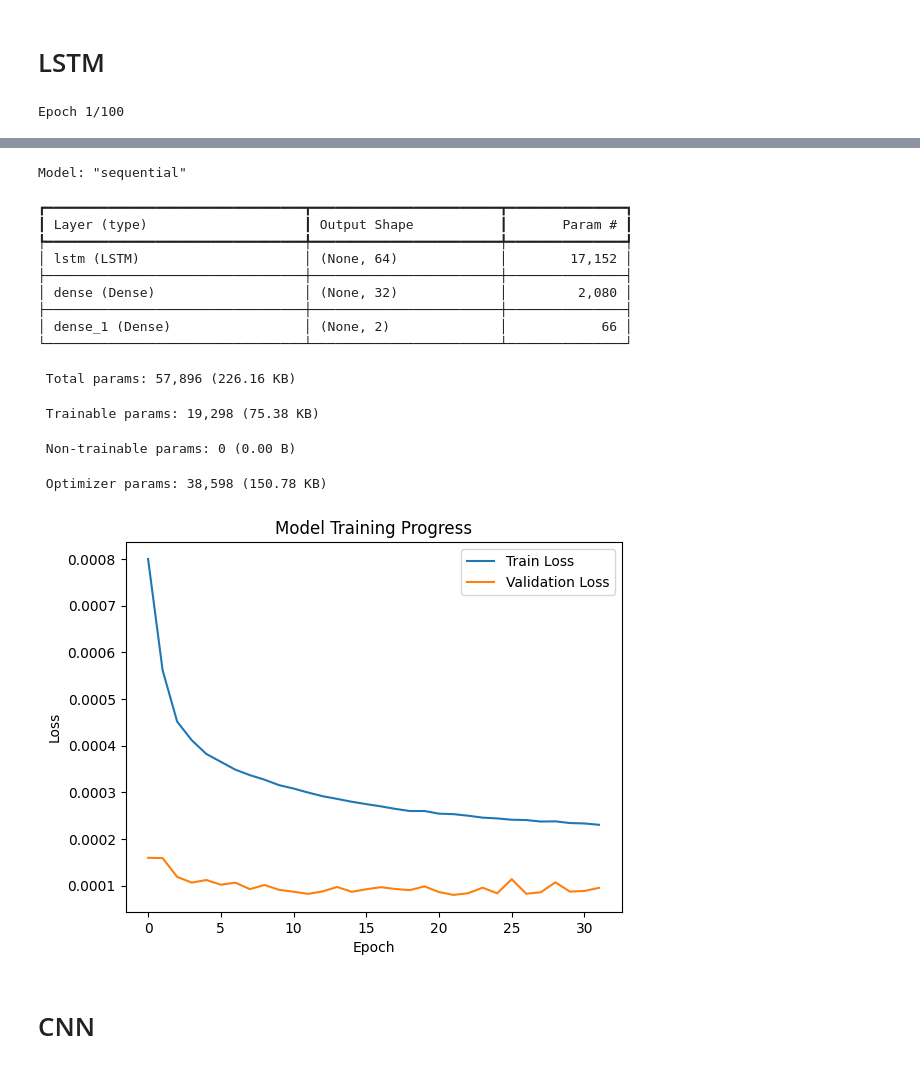
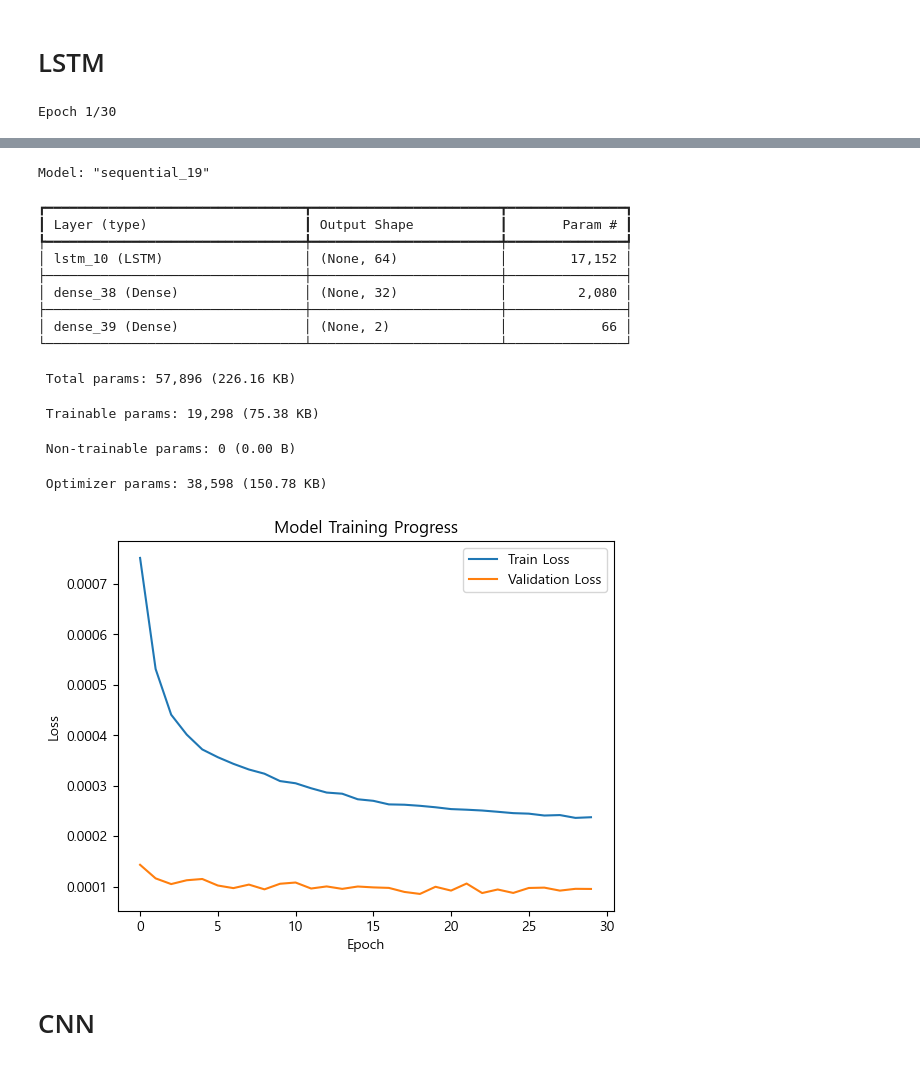
Before and after one commit to kkh01230123/llll, a Jupyter notebook: dl.ipynb, the cells around one changed output, grey strips where cells are left out. Drawn from its saved outputs; the diff is of its cells as text; code cells hidden in the pictures.

```diff
--- a/dl.ipynb
+++ b/dl.ipynb
@@ -102,43 +122,45 @@ X_test = X_test.reshape(-1, window_size, 2)
 # %% [markdown]
 # LSTM
 # %%
-from tensorflow.keras.models import Sequential
-from tensorflow.keras.layers import LSTM, Dense
-from tensorflow.keras.callbacks import EarlyStopping
+from tensorflow.keras.models import Sequential  # 신경망 모델 구성용
+from tensorflow.keras.layers import LSTM, Dense  # LSTM 레이어와 전결합층
 
 # LSTM 모델 설계
 model = Sequential([
-    LSTM(64, input_shape=(3, 2), return_sequences=False),  # 3시간 단위, 승차/하차 2개 특성
+    # 첫 번째 LSTM 레이어: 64개 유닛, 입력 형태 (3시간 단위, 승차/하차 2개 특성)
+    # return_sequences=False → 마지막 시점의 출력만 사용
+    LSTM(64, input_shape=(3, 2), return_sequences=False),
+
+    # 은닉층: 32개 뉴런, ReLU 활성화 함수 (비선형성 추가)
     Dense(32, activation='relu'),
-    Dense(2)  # 승차/하차 인원 예측 (2개 출력)
+
+    # 출력층: 2개 뉴런 (승차/하차 인원 예측)
+    Dense(2)
 ])
 
-early_stop = EarlyStopping(
-    monitor='val_loss',
-    patience=10,
-    restore_best_weights=True
+# 모델 컴파일 설정
+model.compile(
+    optimizer='adam',   # Adam 최적화 알고리즘 (학습률 0.001 기본값)
+    loss='mse'          # 손실 함수: 평균제곱오차(Mean Squared Error)
 )
 
-model.compile(optimizer='adam', loss='mse')
-
-history = model.fit(
-    X_train, y_train,
-    epochs=100,
-    batch_size=32,
-    validation_split=0.2,
-    callbacks=[early_stop],
-    verbose=1
+# 모델 학습 실행
+history_lstm = model.fit(
+    X_train, y_train,          # 훈련 데이터
+    epochs=30,                 # 전체 데이터 30회 반복 학습
+    batch_size=32,             # 32개 샘플 단위로 가중치 갱신
+    validation_split=0.2,      # 훈련 데이터 20%를 검증용으로 사용
+    verbose=1                  # 학습 과정 진행률 표시
 )
 
-model.summary()
-
-
-plt.plot(history.history['loss'], label='Train Loss')
-plt.plot(history.history['val_loss'], label='Validation Loss')
-plt.title('Model Training Progress')
-plt.ylabel('Loss')
-plt.xlabel('Epoch')
-plt.legend()
-plt.show()
+# 학습 과정 시각화
+import matplotlib.pyplot as plt
+plt.plot(history_lstm.history['loss'], label='Train Loss')      # 훈련 손실
+plt.plot(history_lstm.history['val_loss'], label='Validation Loss')  # 검증 손실
+plt.title('Model Training Progress')  # 그래프 제목
+plt.ylabel('Loss')       # y축 레이블
+plt.xlabel('Epoch')      # x축 레이블
+plt.legend()             # 범례 표시
+plt.show()               # 그래프 출력
 # %% [output]
-Epoch 1/100
+Epoch 1/30
@@ -162,18 +184,18 @@ Epoch 32/100
-Model: "sequential"
+Model: "sequential_19"
 ┏━━━━━━━━━━━━━━━━━━━━━━━━━━━━━━━━━┳━━━━━━━━━━━━━━━━━━━━━━━━┳━━━━━━━━━━━━━━━┓
 ┃ Layer (type)                    ┃ Output Shape           ┃       Param # ┃
 ┡━━━━━━━━━━━━━━━━━━━━━━━━━━━━━━━━━╇━━━━━━━━━━━━━━━━━━━━━━━━╇━━━━━━━━━━━━━━━┩
-│ lstm (LSTM)                     │ (None, 64)             │        17,152 │
+│ lstm_10 (LSTM)                  │ (None, 64)             │        17,152 │
 ├─────────────────────────────────┼────────────────────────┼───────────────┤
-│ dense (Dense)                   │ (None, 32)             │         2,080 │
+│ dense_38 (Dense)                │ (None, 32)             │         2,080 │
 ├─────────────────────────────────┼────────────────────────┼───────────────┤
-│ dense_1 (Dense)                 │ (None, 2)              │            66 │
+│ dense_39 (Dense)                │ (None, 2)              │            66 │
 └─────────────────────────────────┴────────────────────────┴───────────────┘
  Total params: 57,896 (226.16 KB)
  Trainable params: 19,298 (75.38 KB)
  Non-trainable params: 0 (0.00 B)
  Optimizer params: 38,598 (150.78 KB)
-[figure, old version]
+[figure, new version]
 # %% [markdown]
 # CNN
 # %%
```
Also changed, not shown: parts of 6 cells of this notebook, 5 other files.
